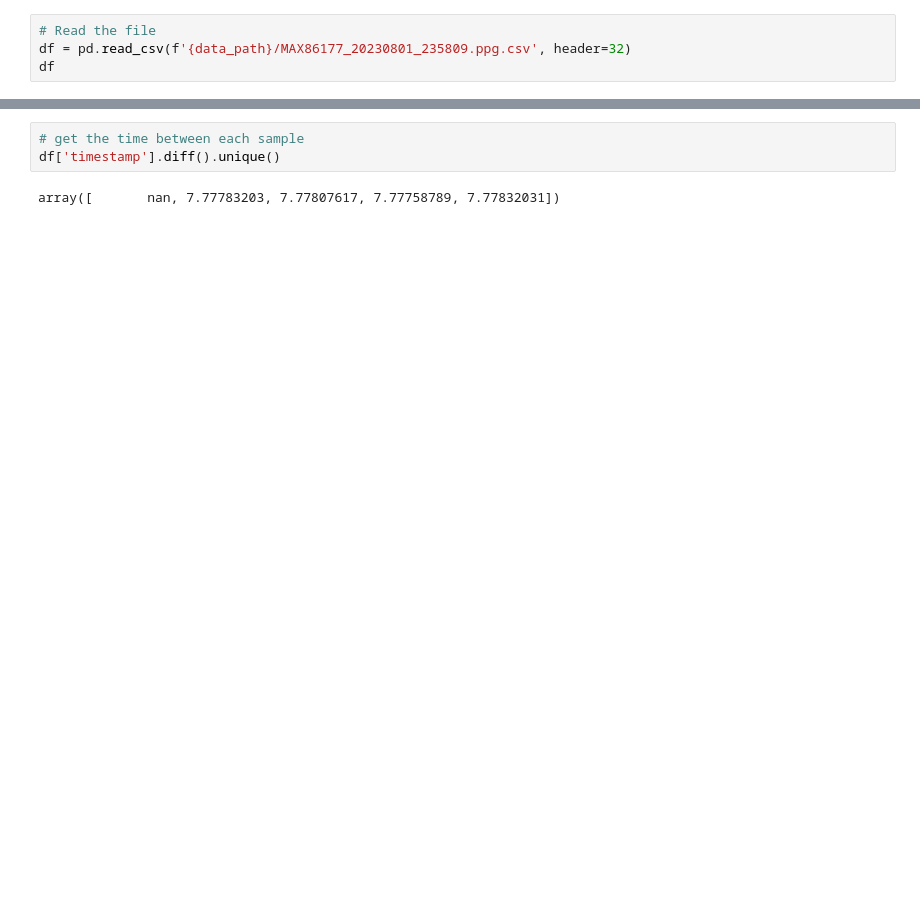
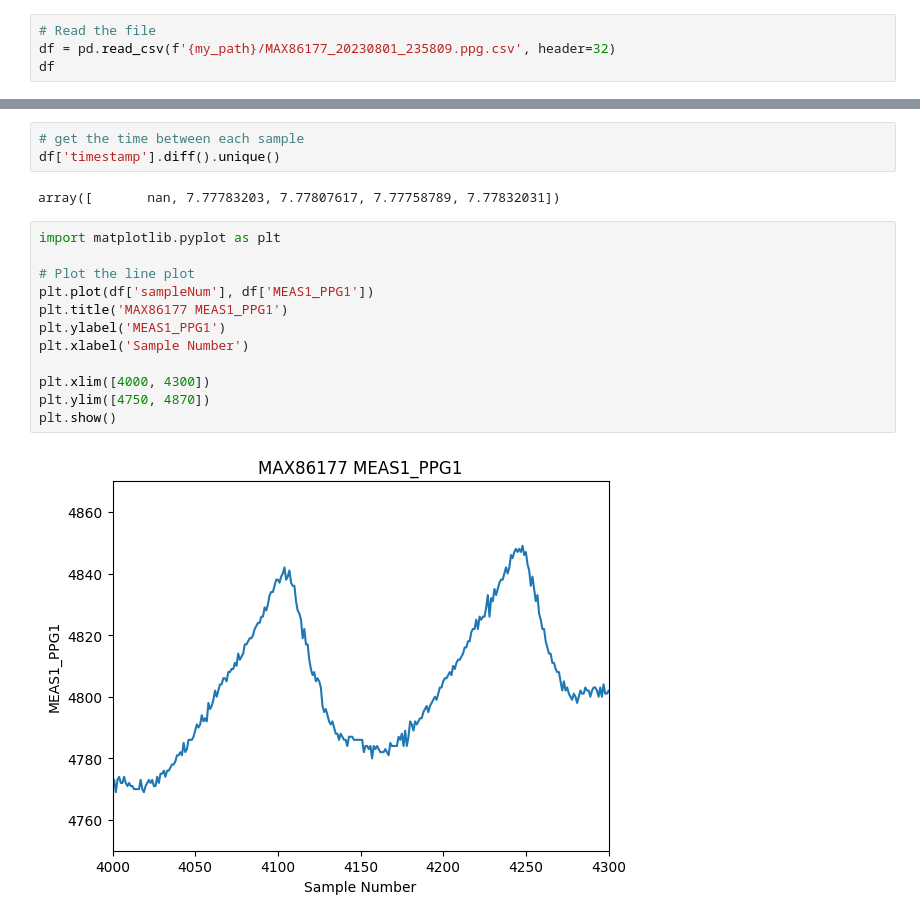
Before and after one commit to Xteom/PPG-Bloodpressure, a Jupyter notebook: ppg_signal.ipynb, the cells around one changed output, grey strips where cells are left out. Saved outputs shown, nothing was run; the diff lists cells and outputs as text; blank space fills up the shorter version.

Commit message:
some graphs and my_path

```diff
--- a/ppg_signal.ipynb
+++ b/ppg_signal.ipynb
@@ -6,6 +5,6 @@ data_path = "data"
 # %%
 # Read the file
-df = pd.read_csv(f'{data_path}/MAX86177_20230801_235809.ppg.csv', header=32)
+df = pd.read_csv(f'{my_path}/MAX86177_20230801_235809.ppg.csv', header=32)
 df
 # %% [output]
 |  | timestamp | sampleNum | tagMEAS1_PPG1 | tagMEAS1_PPG2 | tagMEAS1_PPG3 | tagMEAS1_PPG4 | tagMEAS2_PPG1 | ... |
@@ -44,3 +65,17 @@ Name: timestamp, Length: 8617, dtype: float64
 df['timestamp'].diff().unique()
 # %% [output]
 array([       nan, 7.77783203, 7.77807617, 7.77758789, 7.77832031])
+# %%
+import matplotlib.pyplot as plt
+
+# Plot the line plot
+plt.plot(df['sampleNum'], df['MEAS1_PPG1'])
+plt.title('MAX86177 MEAS1_PPG1')
+plt.ylabel('MEAS1_PPG1')
+plt.xlabel('Sample Number')
+
+plt.xlim([4000, 4300])
+plt.ylim([4750, 4870])
+plt.show()
+# %% [output]
+[figure, added]
```
Also changed, not shown: parts of 13 cells of this notebook.
